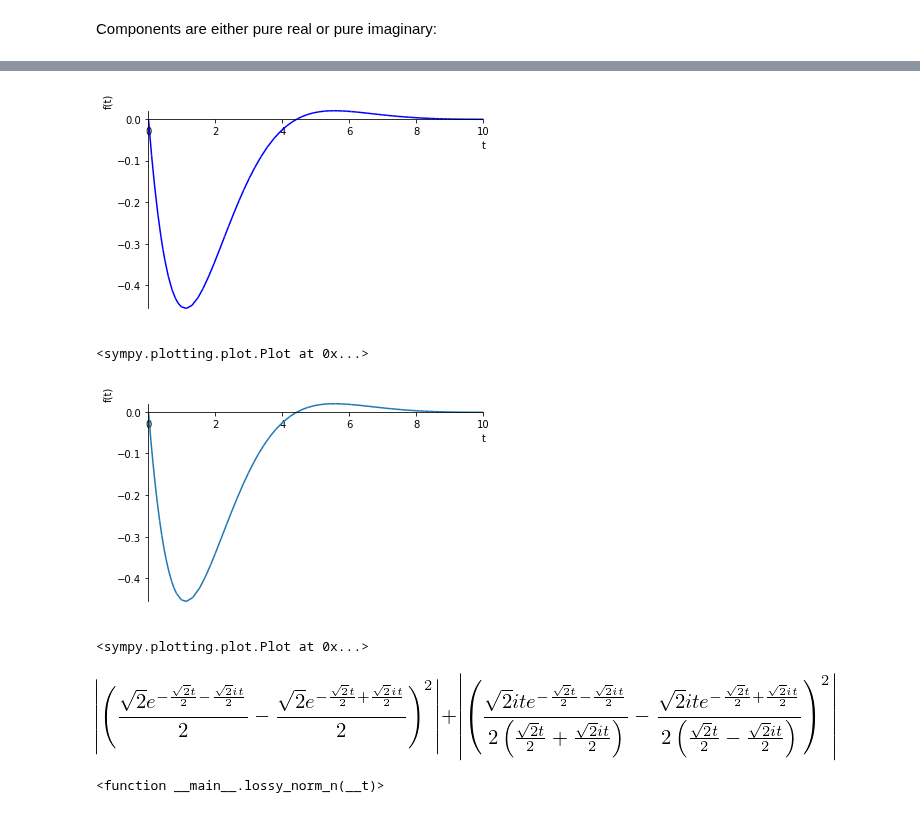
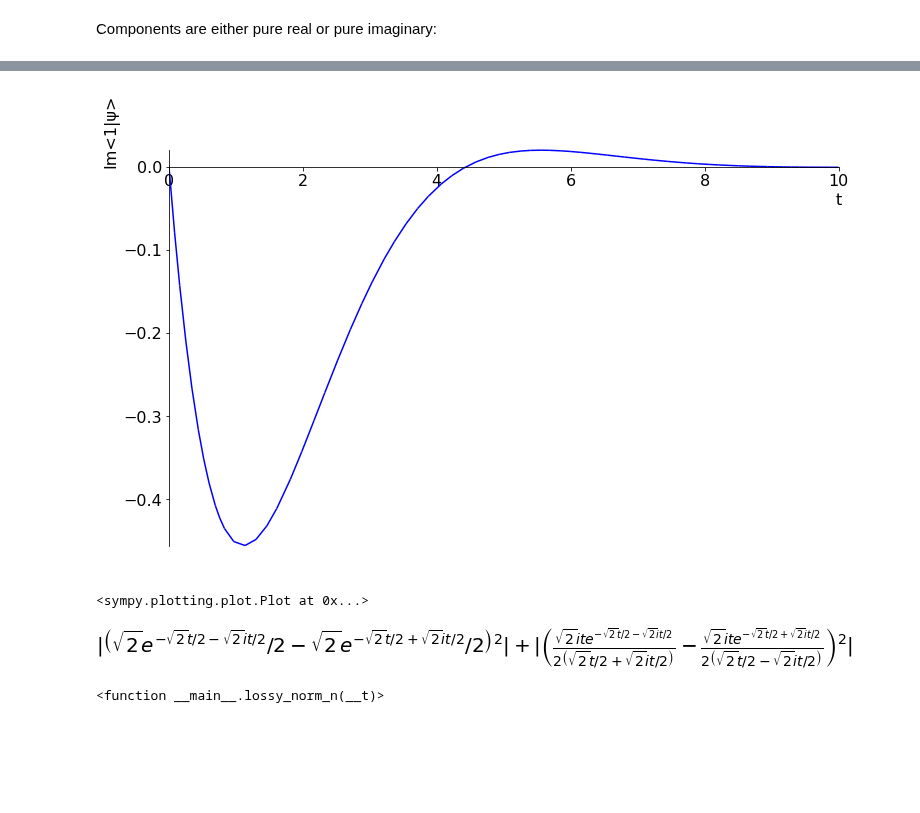
Before and after one commit to gderosa/timeq, a Jupyter notebook: comp/jupyter/detect.ipynb, the cells around one changed output, grey strips where cells are left out. Saved outputs shown, nothing was run; the diff lists cells and outputs as text; code cells hidden in the pictures; blank space fills up the shorter version.

Commit message:
qubit norm-lossy evol graph

```diff
--- a/comp/jupyter/detect.ipynb
+++ b/comp/jupyter/detect.ipynb
@@ -16,6 +16,8 @@ import matplotlib
 import matplotlib.pyplot as plt
 
 matplotlib.rcParams['text.usetex'] = False
+matplotlib.rcParams['figure.figsize'] = (12,8)
+matplotlib.rcParams['font.size'] = 16
 
 # https://matplotlib.org/gallery/mplot3d/lines3d.html?highlight=parametric
 # This import registers the 3D projection, but is otherwise unused.
@@ -91,15 +93,12 @@ plot(re(non_unitary_psi(t)[0]), (t, 0, 10), line_color='r')
 <sympy.plotting.plot.Plot at 0x...>
 # %%
-plot(im(non_unitary_psi(t)[1]), (t, 0, 10), line_color='b')
+plot(im(non_unitary_psi(t)[1]), (t, 0, 10), line_color='b', ylabel=u'Im<1|\u03C8>')
 # %% [output]
-[figure, old version]
+[figure, new version]
 <sympy.plotting.plot.Plot at 0x...>
 # %%
 # verify that our manual simplification is correct
-plot(-sqrt(2)*exp(-t*sqrt(2)/2)*sin(t*sqrt(2)/2), (t, 0, 10) )
+#plot(-sqrt(2)*exp(-t*sqrt(2)/2)*sin(t*sqrt(2)/2), (t, 0, 10) )
-# %% [output]
-[figure, removed]
-<sympy.plotting.plot.Plot at 0x...>
 # %%
 def lossy_norm(_t):
     psi = B(2*sqrt(2))(_t) * Matrix([1,0])
@@ -107,7 +106,7 @@ def lossy_norm(_t):
 # %%
 lossy_norm(t)
 # %% [output]
-[figure, old version]
+[figure, new version]
 # %%
 non_unitary_psi_n = lambdify(t, non_unitary_psi(t), "numpy")
 # %%
```
Also changed, not shown: parts of 41 cells of this notebook, 5 other files.
